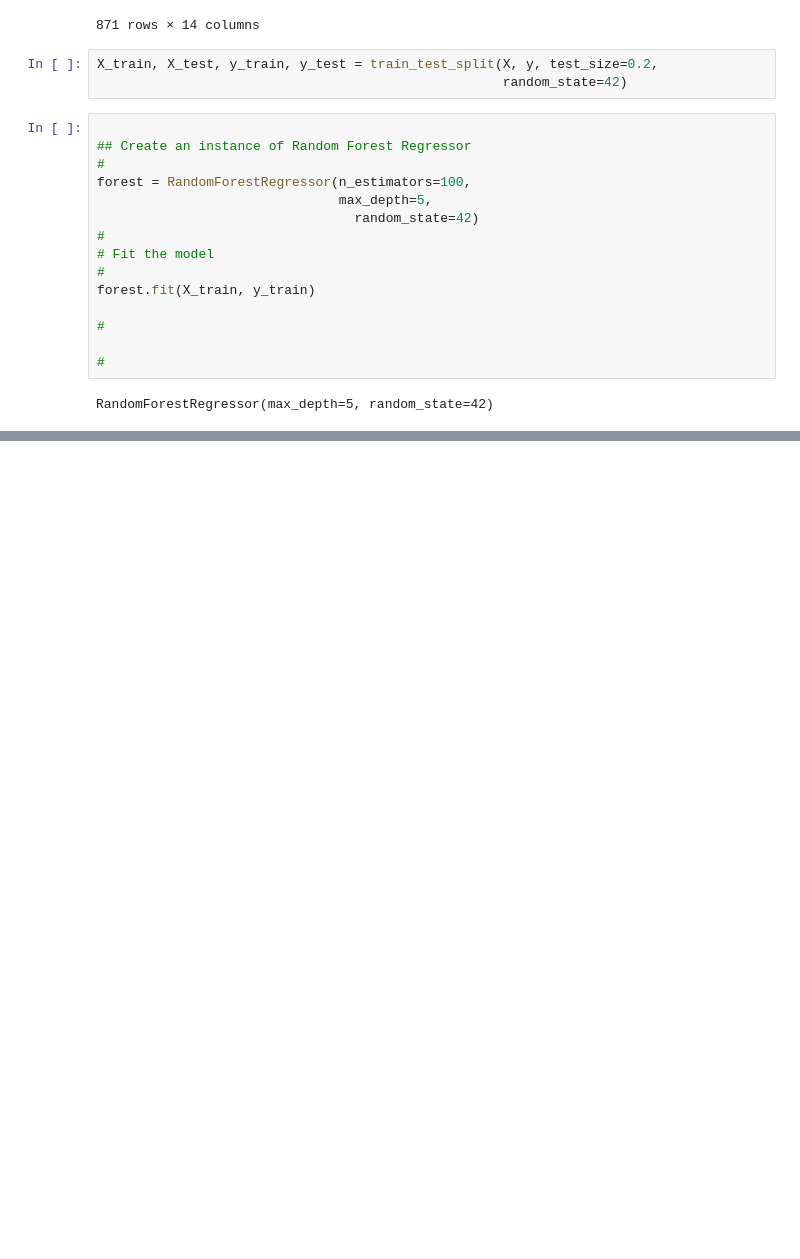
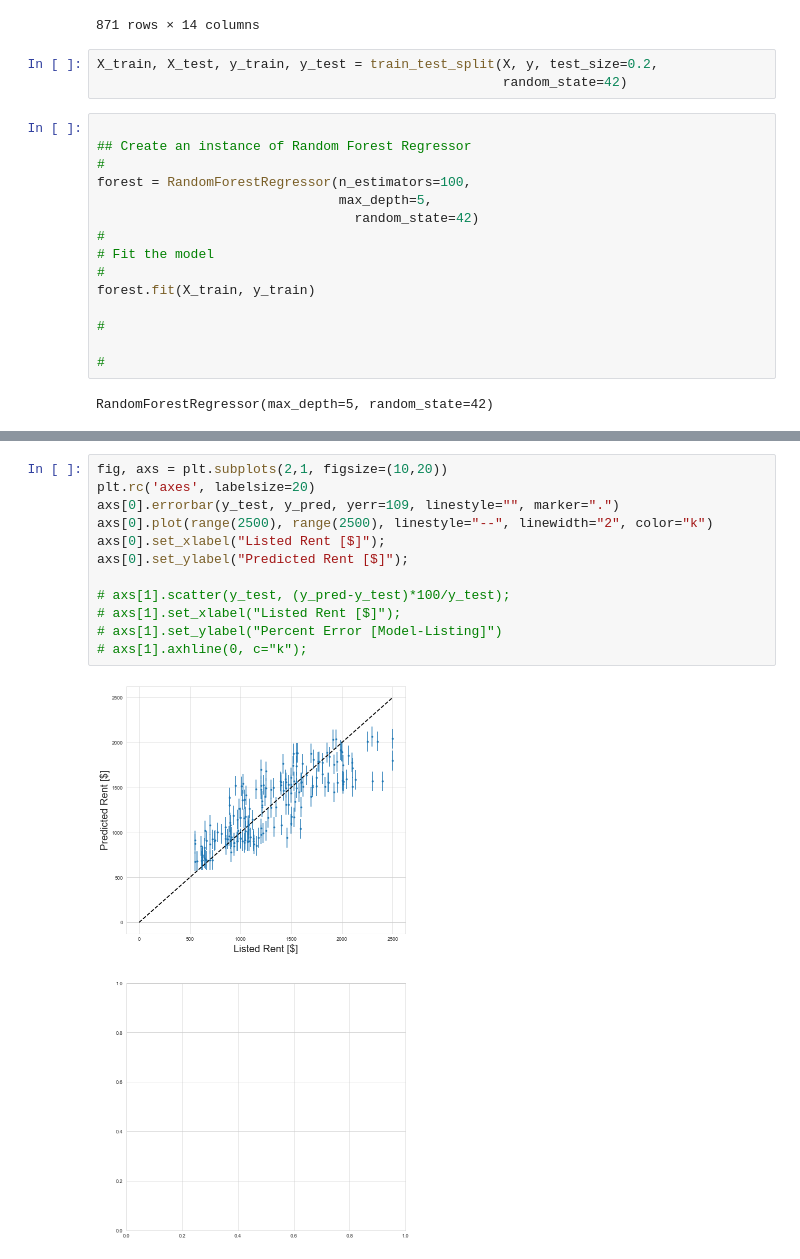
Before and after one commit to stefaniegwangphd/Erdos_S22_IceBridge, a Jupyter notebook: model_randomforest.ipynb, the cells around one changed output, grey strips where cells are left out. Drawn from its saved outputs; the diff is of its cells as text; blank space fills up the shorter version.

```diff
--- a/model_randomforest.ipynb
+++ b/model_randomforest.ipynb
@@ -153,0 +173,14 @@ y_pred = forest.predict(X_test)
+# %%
+fig, axs = plt.subplots(2,1, figsize=(10,20))
+plt.rc('axes', labelsize=20)
+axs[0].errorbar(y_test, y_pred, yerr=109, linestyle="", marker=".")
+axs[0].plot(range(2500), range(2500), linestyle="--", linewidth="2", color="k")
+axs[0].set_xlabel("Listed Rent [$]");
+axs[0].set_ylabel("Predicted Rent [$]");
+
+# axs[1].scatter(y_test, (y_pred-y_test)*100/y_test);
+# axs[1].set_xlabel("Listed Rent [$]");
+# axs[1].set_ylabel("Percent Error [Model-Listing]")
+# axs[1].axhline(0, c="k");
+# %% [output]
+[figure, added]
```
Also changed, not shown: parts of 4 cells of this notebook.
